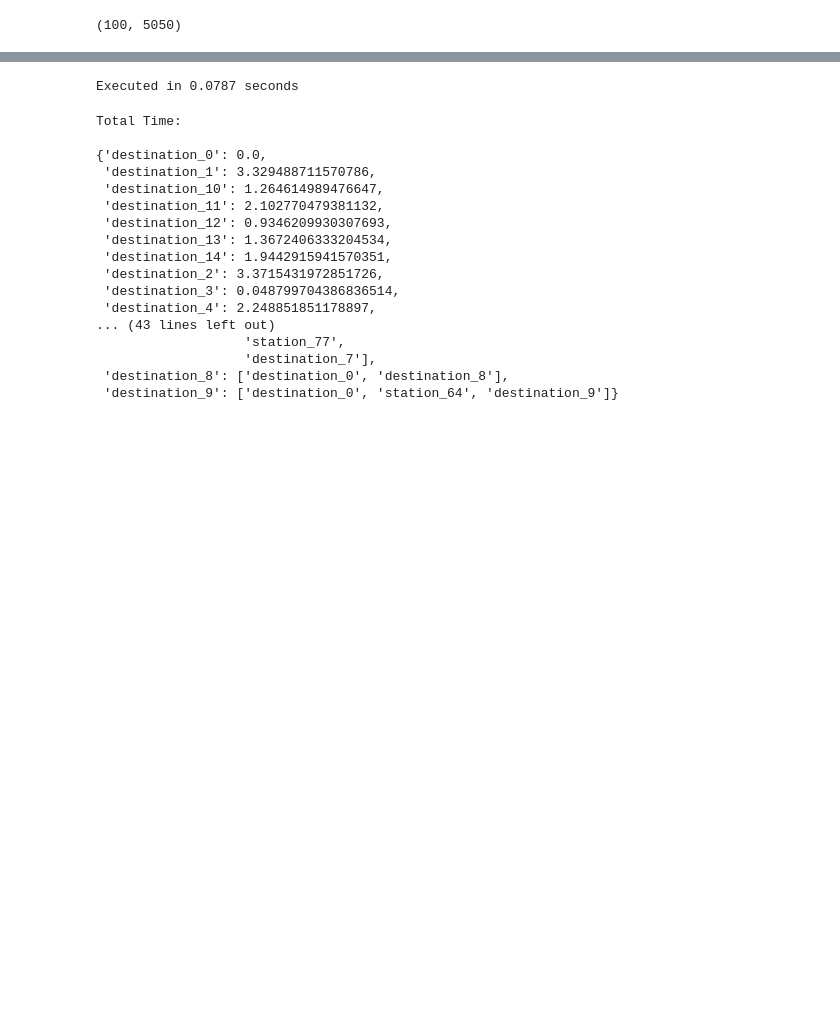
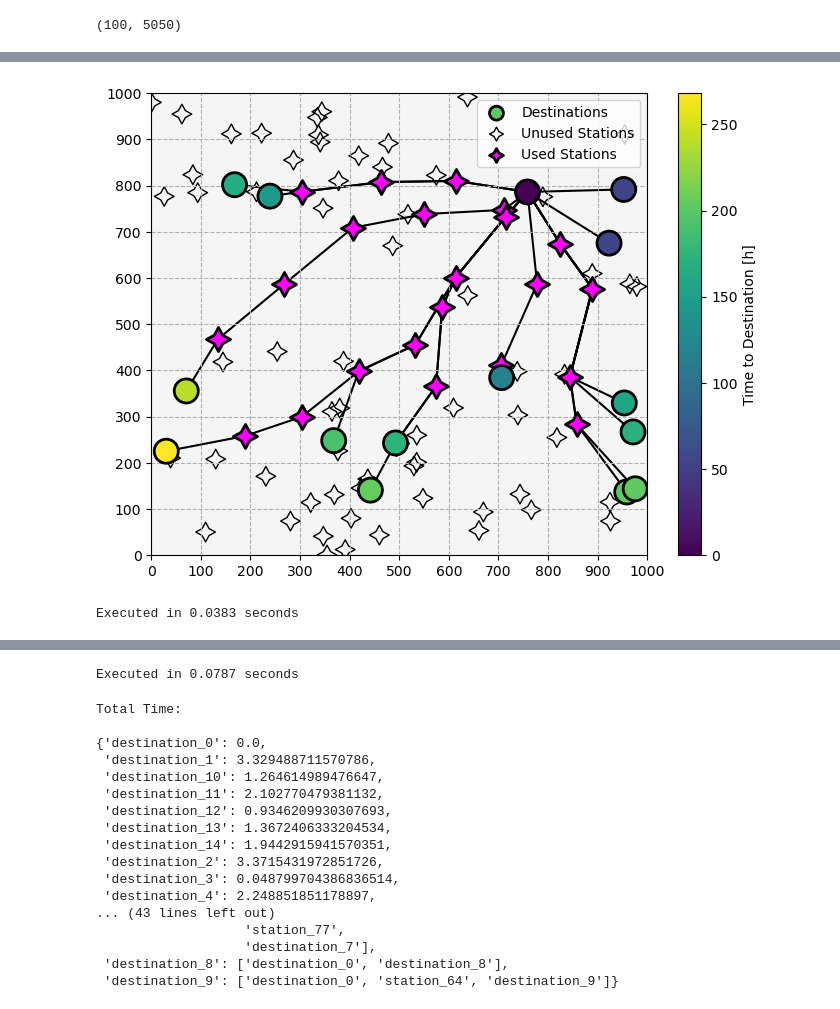
Before and after one commit to airabino/charger_network_analysis, a Jupyter notebook: Random.ipynb, the cells around one changed output, grey strips where cells are left out. Saved outputs shown, nothing was run; the diff lists cells and outputs as text; code cells hidden in the pictures; blank space fills up the shorter version.

Commit message:
Aaron 5/21/2024 1: Multi-directional Dijkstra!

```diff
--- a/Random.ipynb
+++ b/Random.ipynb
@@ -37,3 +37,7 @@ scale = (1e6, 1e6)
 graph = src.rng.random_completely_connected_graph(
     n, m, speeds = speeds, scale = scale, seed = seed, chargers = chargers,
 )
+
+graph = src.routing.edge_types(graph)
+
+destinations = [k for k, v in graph._node.items() if v['type'] is 'destination']
@@ -62,12 +51,15 @@ Running with Dijkstra with default objective
 '''
 deep_reload(src)
 
-objective = src.dijkstra.Objective(field = 'time')
+objective = src.routing.Scout(field = 'distance', edge_limit = 200e3)
 
 t0 = time.time()
 
-r = src.dijkstra.dijkstra(
-    graph, ['destination_0'], objective = objective, return_paths = True
+costs, values, paths = src.routing.shortest_paths(
+    graph, ['destination_4'],
+    objective = objective,
+    return_paths = True,
+    destinations = destinations,
 )
 
 print(f'Executed in {time.time() - t0:.4f} seconds')
@@ -96,0 +86,62 @@ Total Time:
+# %%
+deep_reload(src)
+
+fig, ax = plt.subplots(figsize = (8, 6))
+
+kw = src.figures.default_route_tree_kwargs
+
+color = (254 / 255, 214 / 255, 1 / 255)
+
+src.figures.plot_route_tree(
+    ax, graph,
+    values = {k: v / 3600 for k, v in values.items()},
+    paths = {k: v for k, v in paths.items() if graph._node[k]['type'] is 'destination'},
+    destinations = destinations,
+    # show_used_stations = False,
+    **kw,
+)
+
+_ = ax.set(**{
+    'xticks': np.linspace(-5e5, 5e5, 11),
+    'xticklabels': np.linspace(0, 1e3, 11, dtype = int),
+    'xlim': (-5e5, 5e5),
+    'yticks': np.linspace(-5e5, 5e5, 11),
+    'yticklabels': np.linspace(0, 1e3, 11, dtype = int),
+    'ylim': (-5e5, 5e5),
+    'facecolor': 'whitesmoke',
+})
+
+legend = ax.legend()
+
+for h in legend.legendHandles:
+    h._sizes = [100]
+
+    ax.grid(ls = '--')
+# %% [output]
+[figure, added]
+# %%
+'''
+Running with Double-Dijkstra with default objective
+'''
+deep_reload(src)
+
+stations = [k for k, v in graph._node.items() if v['type'] is 'station']
+
+origins = destinations
+# origins = [destinations[4], destinations[3], destinations[8]]
+# origins = [destinations[4], destinations[8]]
+# origins = destinations[:3]
+
+objective = src.routing.Scout(field = 'distance', edge_limit = 200e3)
+
+t0 = time.time()
+
+costs, values, paths = src.dijkstra.multi_directional_dijkstra(
+    graph, origins,
+    objective = objective,
+    return_paths = True,
+)
+
+print(f'Executed in {time.time() - t0:.4f} seconds')
+# %% [output]
+Executed in 0.0383 seconds
```
Also changed, not shown: parts of 13 cells of this notebook, 13 other files.
